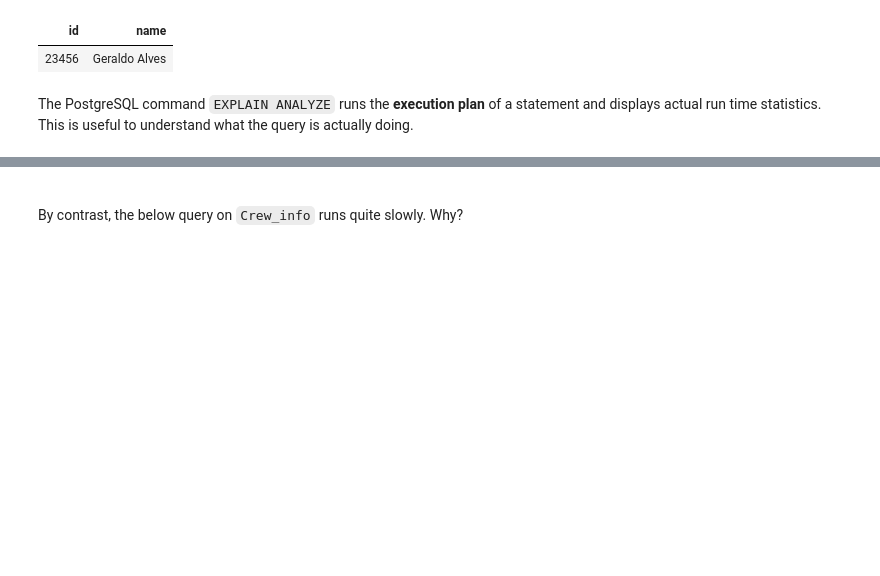
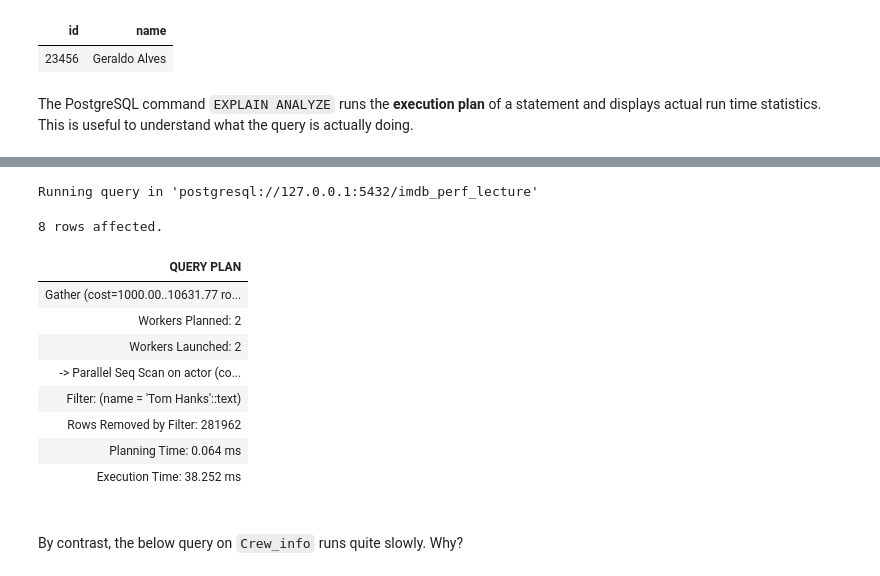
Before and after one commit to cal-data-eng/sp24-materials, a Jupyter notebook: lecture/lec07/lec07.ipynb, the cells around one changed output, grey strips where cells are left out. Cells and saved outputs as stored; diff of their text form; code cells hidden in the pictures; blank space fills up the shorter version.

```diff
--- a/lecture/lec07/lec07.ipynb
+++ b/lecture/lec07/lec07.ipynb
@@ -104,3 +104,18 @@ Running query in 'postgresql://127.0.0.1:5432/imdb_perf_lecture'
+# %%
+%%sql
+EXPLAIN ANALYZE SELECT * FROM Actor WHERE name = 'Tom Hanks';
+# %% [output]
+Running query in 'postgresql://127.0.0.1:5432/imdb_perf_lecture'
+8 rows affected.
+| QUERY PLAN |
+| Gather (cost=1000.00..10631.77 ro... |
+| Workers Planned: 2 |
+| Workers Launched: 2 |
+| -> Parallel Seq Scan on actor (co... |
+| Filter: (name = 'Tom Hanks'::text) |
+| Rows Removed by Filter: 281962 |
+| Planning Time: 0.064 ms |
+| Execution Time: 38.252 ms |
 # %% [markdown]
 <br/>
 
```
Also changed, not shown: parts of 11 cells of this notebook.
